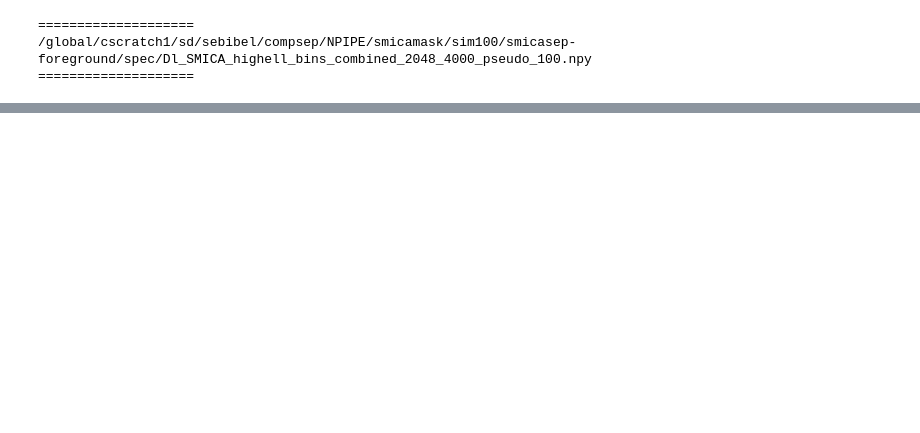
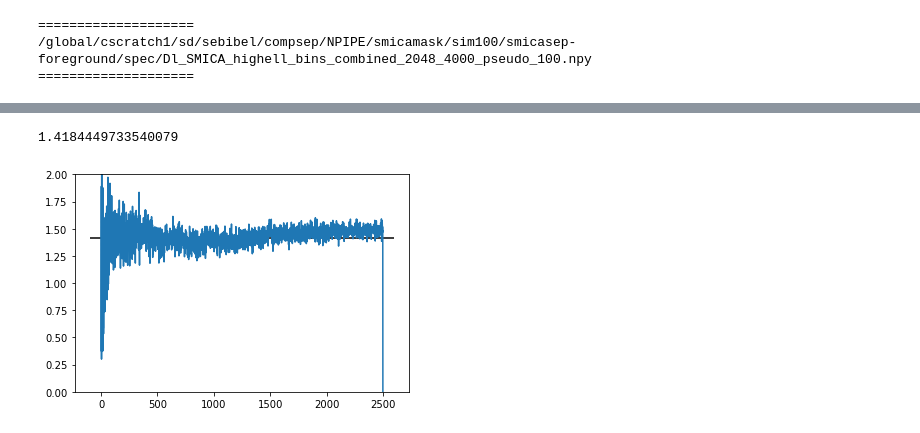
Before and after one commit to Sebastian-Belkner/component_separation, a Jupyter notebook: notebooks/test.ipynb, the cells around one changed output, grey strips where cells are left out. Drawn from its saved outputs; the diff is of its cells as text; code cells hidden in the pictures; blank space fills up the shorter version.

```diff
--- a/notebooks/test.ipynb
+++ b/notebooks/test.ipynb
@@ -90,0 +64,6 @@ hp.mollview(pdata[1].data.field(2), norm='hist')
+# %%
+import sys
+sys.path.insert(0, '/global/homes/s/sebibel/git/plancklens/params')
+import smicadx12_planck2018 as parfile
+smica_cmb_JC = np.array([parfile.sims_raw.get_dat_tmap(), *parfile.sims_raw.get_dat_pmap()])
+Cl_smicacmb_JC = hp.anafast(smica_cmb_JC, lmax=2500)
@@ -90,0 +159,8 @@ hp.mollview(pdata[1].data.field(2), norm='hist')
+# %%
+plt.plot(ClT_combined2[1]*1e12/Cl_smicacmb_JC[1])
+plt.hlines(np.mean(ClT_combined2[1,100:2000]*1e12/Cl_smicacmb_JC[1,100:2000]),-100,2600, color='black')
+plt.ylim((0,2))
+print(np.mean(ClT_combined2[1,100:2000]*1e12/Cl_smicacmb_JC[1,100:2000]))
+# %% [output]
+1.4184449733540079
+[figure, added]
```
Also changed, not shown: parts of 17 cells of this notebook, 7 other files.
